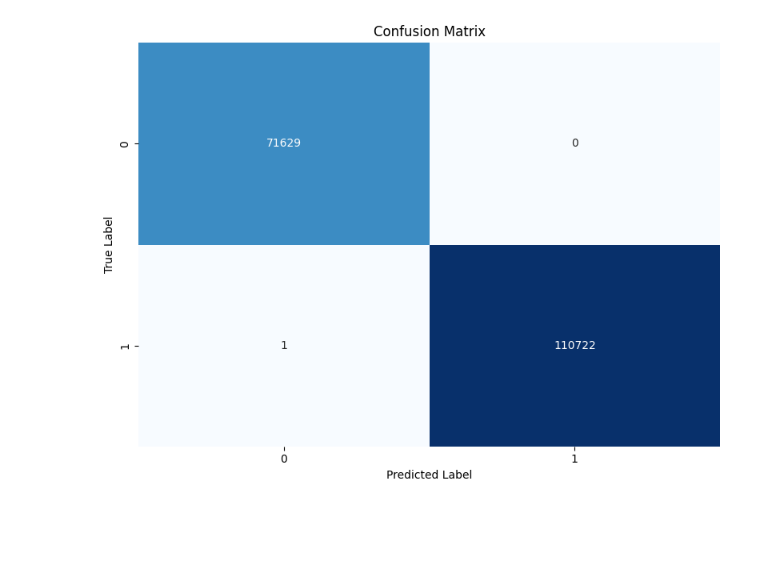
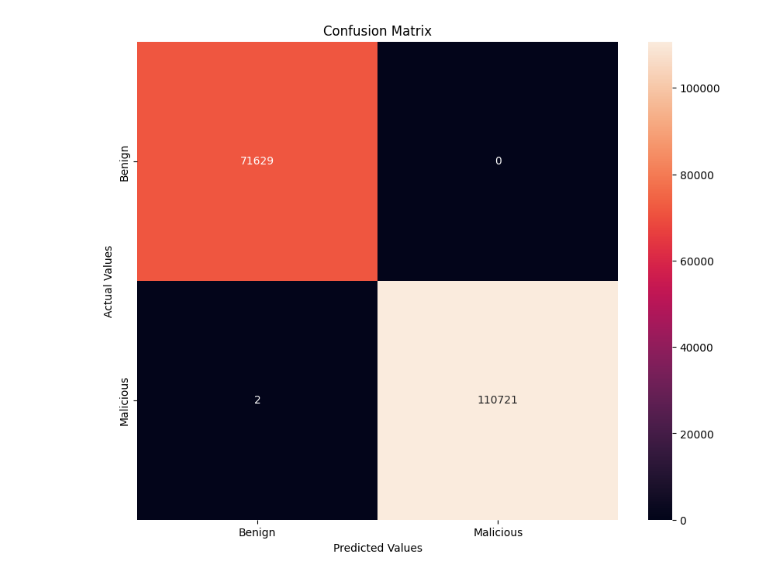
Before and after one commit to vigneshramesh1/network-intrusion-detection, a Jupyter notebook: Models/SVM Based Models/SVM_Binary.ipynb, the cells around one changed output. Drawn from its saved outputs; the diff is of its cells as text; code cells hidden in the pictures; blank space fills up the shorter version.

```diff
--- a/Models/SVM Based Models/SVM_Binary.ipynb
+++ b/Models/SVM Based Models/SVM_Binary.ipynb
@@ -118,6 +99,8 @@ def pca_train_test(X_train, X_test, no_of_components):
   return train_data, test_data
 # %%
 X_train, X_test = pca_train_test(X_train, X_test, 15)
+# %%
+y_train = y_train.values.ravel()
 # %%
 # Initialize and train the SVC model
 svc_model = SVC(kernel='rbf', random_state=42)  # You can choose different kernels like 'rbf', 'poly', etc.
@@ -144,18 +140,23 @@ Confusion Matrix:
+# %%
+le_name_mapping = {'Benign': 0, 'Malicious': 1}
+# %%
+# Creating  a confusion matrix,which compares the y_test and y_pred
+cm = confusion_matrix(y_test, y_pred_SVC)
+# %%
+# Creating a dataframe for a array-formatted Confusion matrix,so it will be easy for plotting.
+cm_df = pd.DataFrame(cm,
+                     index = le_name_mapping.keys(),
+                     columns = le_name_mapping.keys())
 # %%
-# Visualize the confusion matrix
-plt.figure(figsize=(8, 6))
-sns.heatmap(conf_matrix, annot=True, fmt='d', cmap='Blues', cbar=False)
+#Plotting the confusion matrix
+plt.figure(figsize=(10,8))
+sns.heatmap(cm_df, annot=True, fmt='d')
 plt.title('Confusion Matrix')
-plt.xlabel('Predicted Label')
-plt.ylabel('True Label')
-
-# Adjust layout to make room for the title
-plt.tight_layout()
-
-# Show plot
-plt.show()
+plt.ylabel('Actual Values')
+plt.xlabel('Predicted Values')
+plt.savefig('confusion_matrix_svm_binary.png')
 # %% [output]
-[figure, old version]
+[figure, new version]
 # %%
 accuracy = accuracy_score(y_test, y_pred_SVC)
 print(f'Accuracy: {accuracy}')
```
Also changed, not shown: parts of 20 cells of this notebook, 1 other file.
